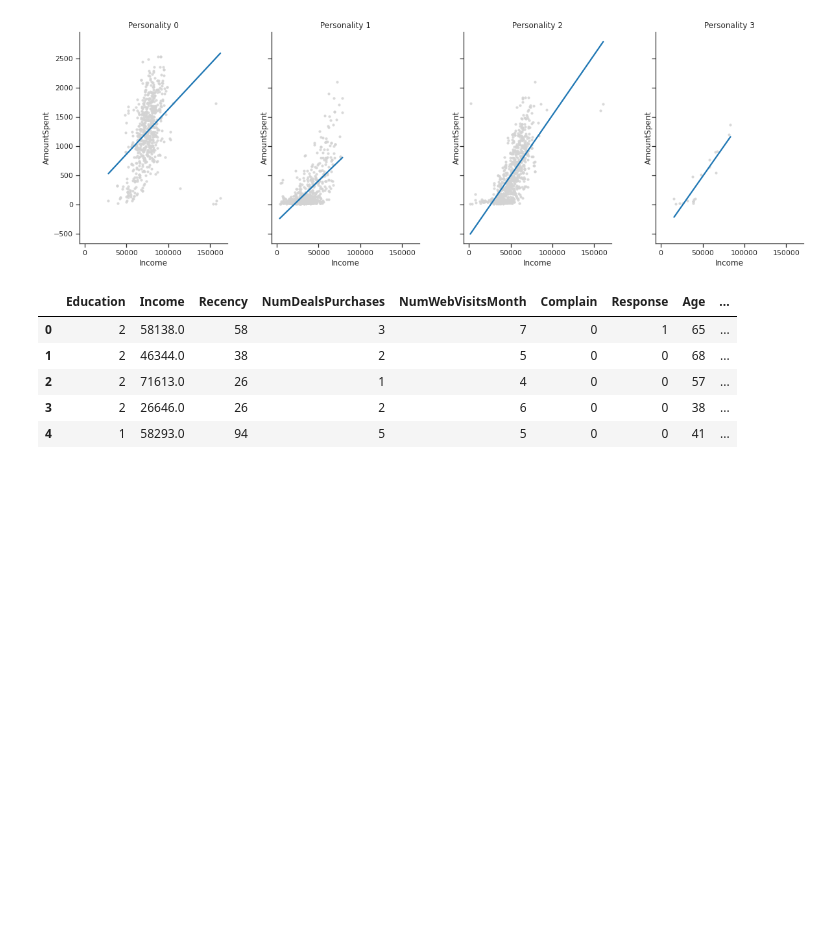
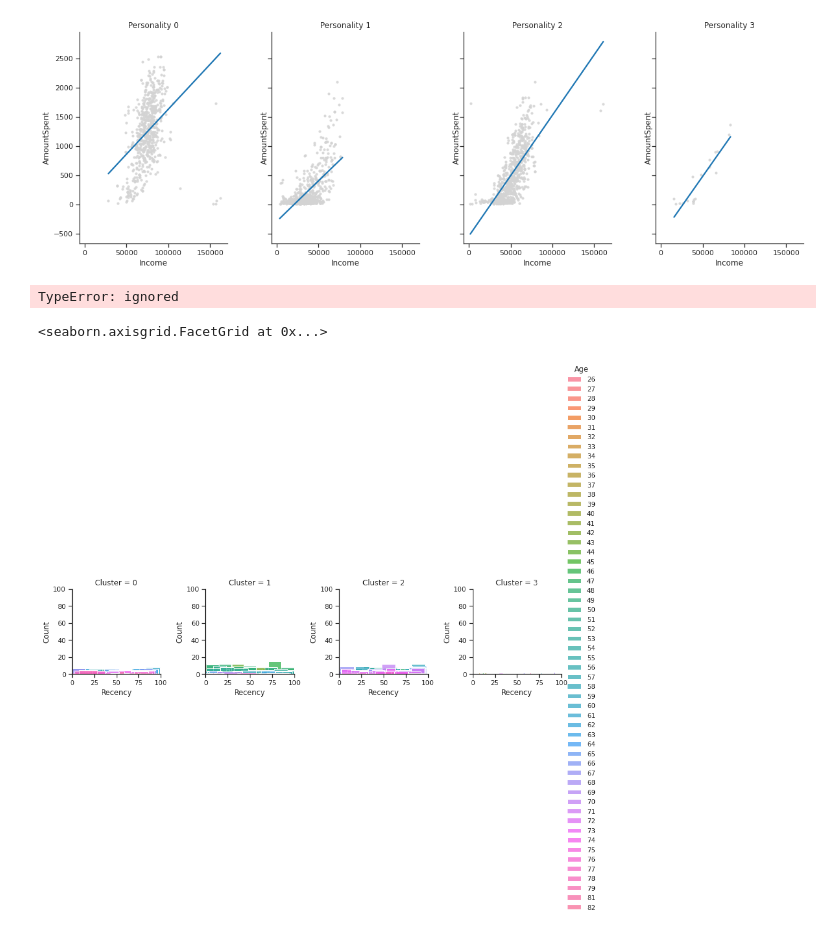
Before and after one commit to fgith/data-science, a Jupyter notebook: logistic-regression/logistic_regression_customerpersonality.ipynb, the cells around one changed output. Saved outputs shown, nothing was run; the diff lists cells and outputs as text; code cells hidden in the pictures; blank space fills up the shorter version.

```diff
--- a/logistic-regression/logistic_regression_customerpersonality.ipynb
+++ b/logistic-regression/logistic_regression_customerpersonality.ipynb
@@ -464,12 +464,23 @@ fig.subplots_adjust(wspace=0.3)
 sns.despine()
 # %% [output]
 [figure]
-# %%
-df_orig.head()
-# %% [output]
-|  | Education | Income | Recency | NumDealsPurchases | NumWebVisitsMonth | Complain | Response | Age | ... |
-| 0 | 2 | 58138.0 | 58 | 3 | 7 | 0 | 1 | 65 | ... |
-| 1 | 2 | 46344.0 | 38 | 2 | 5 | 0 | 0 | 68 | ... |
-| 2 | 2 | 71613.0 | 26 | 1 | 4 | 0 | 0 | 57 | ... |
-| 3 | 2 | 26646.0 | 26 | 2 | 6 | 0 | 0 | 38 | ... |
-| 4 | 1 | 58293.0 | 94 | 5 | 5 | 0 | 0 | 41 | ... |
+# %%
+fig, axs = plt.subplots(1, k, figsize=(5 * k,6),sharex=True,sharey=False)
+maxKids = int(max(df_orig["Kids"]))
+for i in range(k):
+  g = sns.regplot(data = df_orig[df_orig['Cluster']==i],
+              x = 'Kids', ci = None,
+              y = 'NoOfPurchases',
+              scatter_kws = {'s':10, 'color':'lightgray'},
+              ax = axs[i])
+  axs[i].set_xlim(0, 4)
+# %% [output]
+TypeError: ignored
+# %%
+g = sns.FacetGrid(data = df_orig, col='Cluster', sharey = False, ylim=(0,100), xlim=(0,100), hue="")
+
+g.map_dataframe(sns.histplot, "Recency")
+g.add_legend()
+# %% [output]
+<seaborn.axisgrid.FacetGrid at 0x...>
+[figure, added]
```
